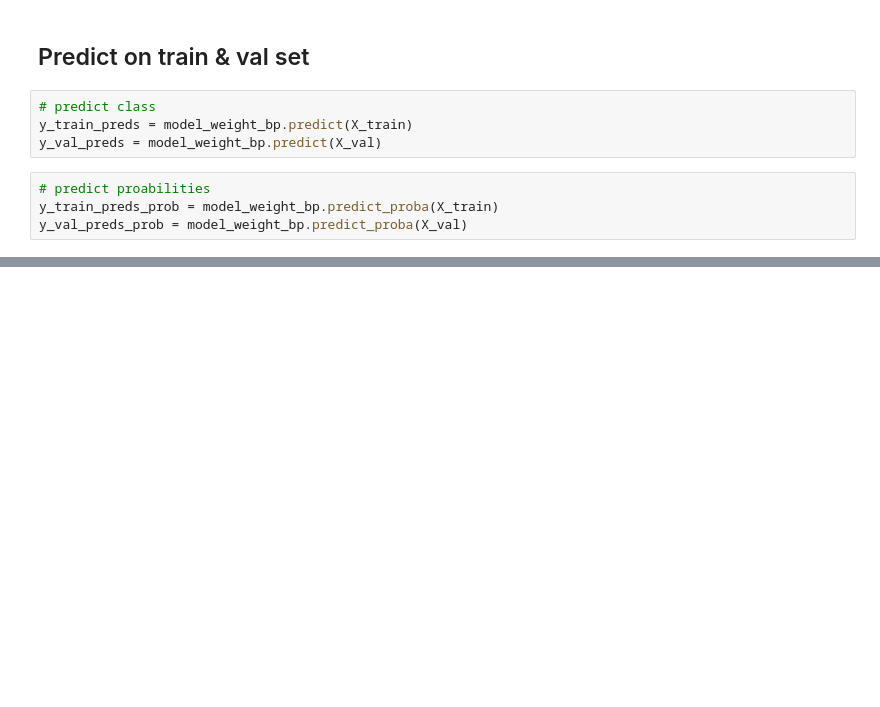
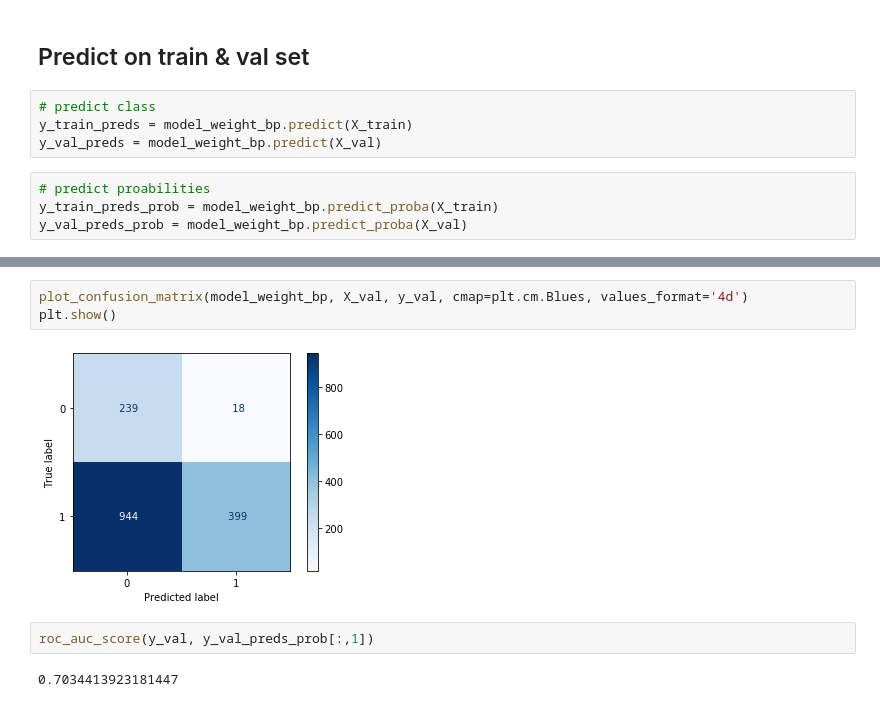
Before and after one commit to Reasmey/adsi_group2leftfeet, a Jupyter notebook: notebooks/data_sampling.ipynb, the cells around one changed output, grey strips where cells are left out. Saved outputs shown, nothing was run; the diff lists cells and outputs as text; blank space fills up the shorter version.

```diff
--- a/notebooks/data_sampling.ipynb
+++ b/notebooks/data_sampling.ipynb
@@ -230,0 +261,9 @@ plt.show()
+# %%
+plot_confusion_matrix(model_weight_bp, X_val, y_val, cmap=plt.cm.Blues, values_format='4d')
+plt.show()
+# %% [output]
+[figure, added]
+# %%
+roc_auc_score(y_val, y_val_preds_prob[:,1])
+# %% [output]
+0.7034413923181447
```
Also changed, not shown: parts of 19 cells of this notebook, 12 other files.
